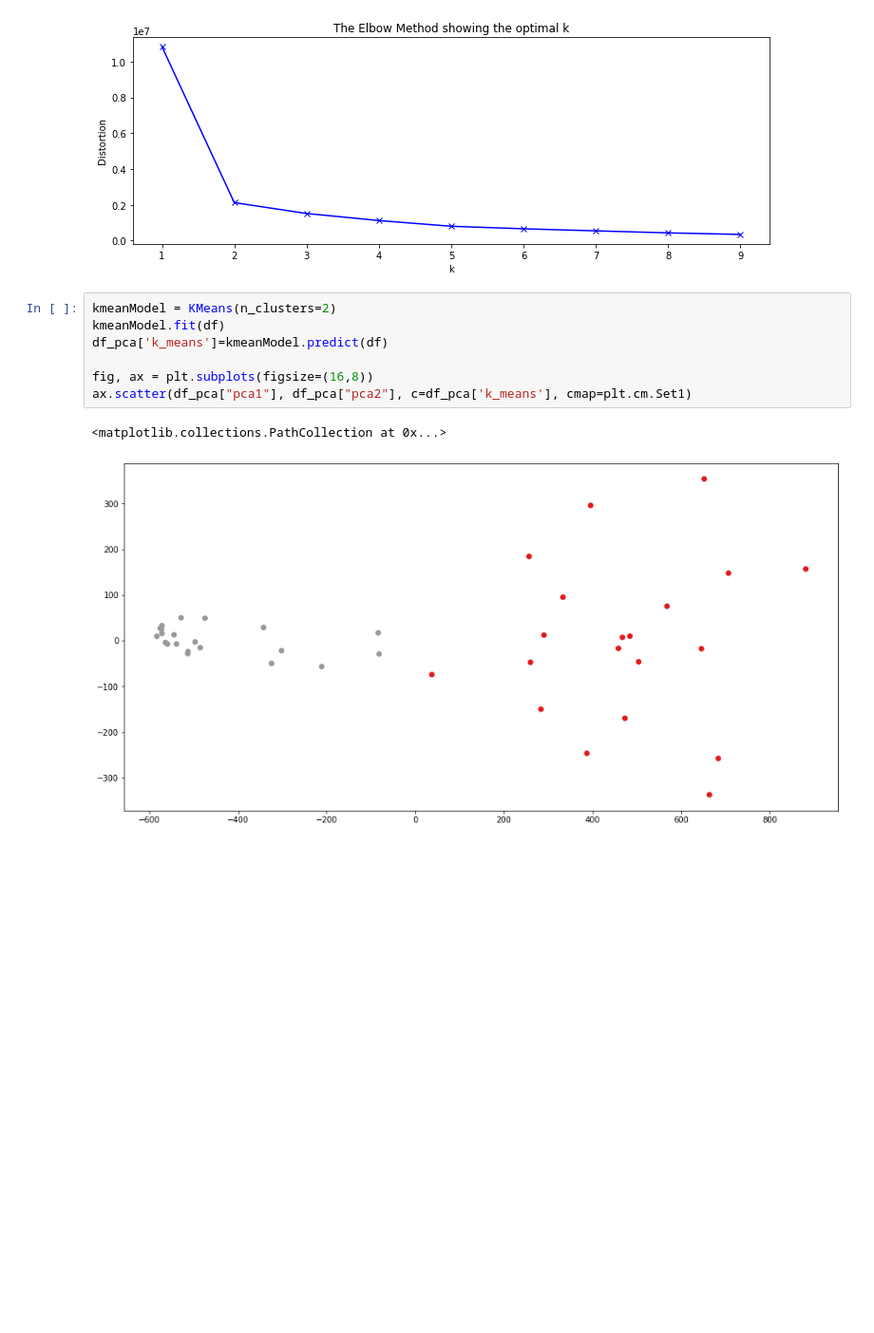
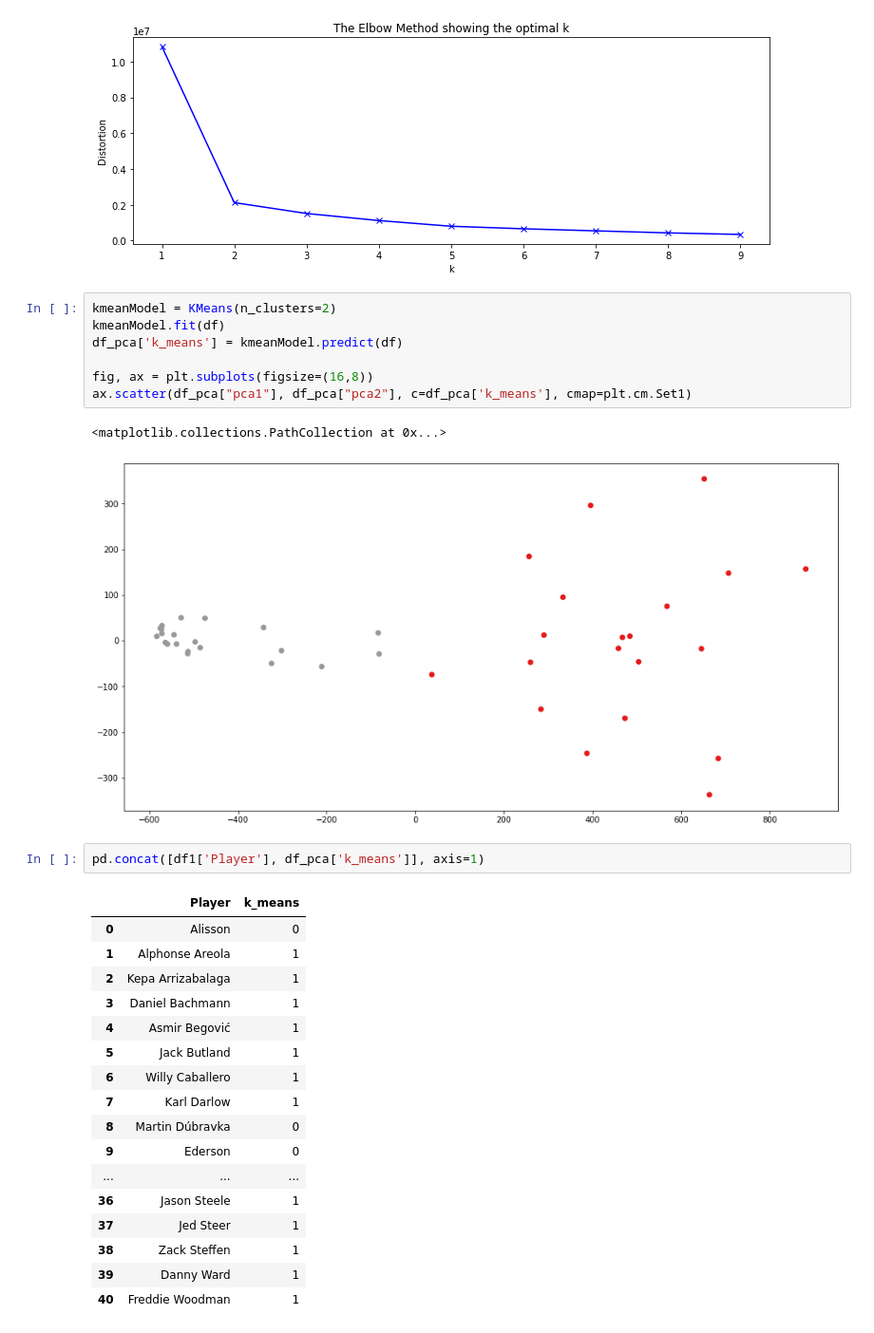
Before and after one commit to cacbondioxit/Clustering-Goalkeeper, a Jupyter notebook: ML_Project_code_updated.ipynb, the cells around one changed output. Shown at 95% size. Saved outputs shown, nothing was run; the diff lists cells and outputs as text; blank space fills up the shorter version.

```diff
--- a/ML_Project_code_updated.ipynb
+++ b/ML_Project_code_updated.ipynb
@@ -291,10 +291,30 @@ plt.show()
 # %%
 kmeanModel = KMeans(n_clusters=2)
 kmeanModel.fit(df)
-df_pca['k_means']=kmeanModel.predict(df)
+df_pca['k_means'] = kmeanModel.predict(df)
 
 fig, ax = plt.subplots(figsize=(16,8))
 ax.scatter(df_pca["pca1"], df_pca["pca2"], c=df_pca['k_means'], cmap=plt.cm.Set1)
 # %% [output]
 <matplotlib.collections.PathCollection at 0x...>
 [figure]
+# %%
+pd.concat([df1['Player'], df_pca['k_means']], axis=1)
+# %% [output]
+|  | Player | k_means |
+| 0 | Alisson | 0 |
+| 1 | Alphonse Areola | 1 |
+| 2 | Kepa Arrizabalaga | 1 |
+| 3 | Daniel Bachmann | 1 |
+| 4 | Asmir Begović | 1 |
+| 5 | Jack Butland | 1 |
+| 6 | Willy Caballero | 1 |
+| 7 | Karl Darlow | 1 |
+| 8 | Martin Dúbravka | 0 |
+| 9 | Ederson | 0 |
+| ... | ... | ... |
+| 36 | Jason Steele | 1 |
+| 37 | Jed Steer | 1 |
+| 38 | Zack Steffen | 1 |
+| 39 | Danny Ward | 1 |
+| 40 | Freddie Woodman | 1 |
```
Also changed, not shown: parts of 1 cell of this notebook.
